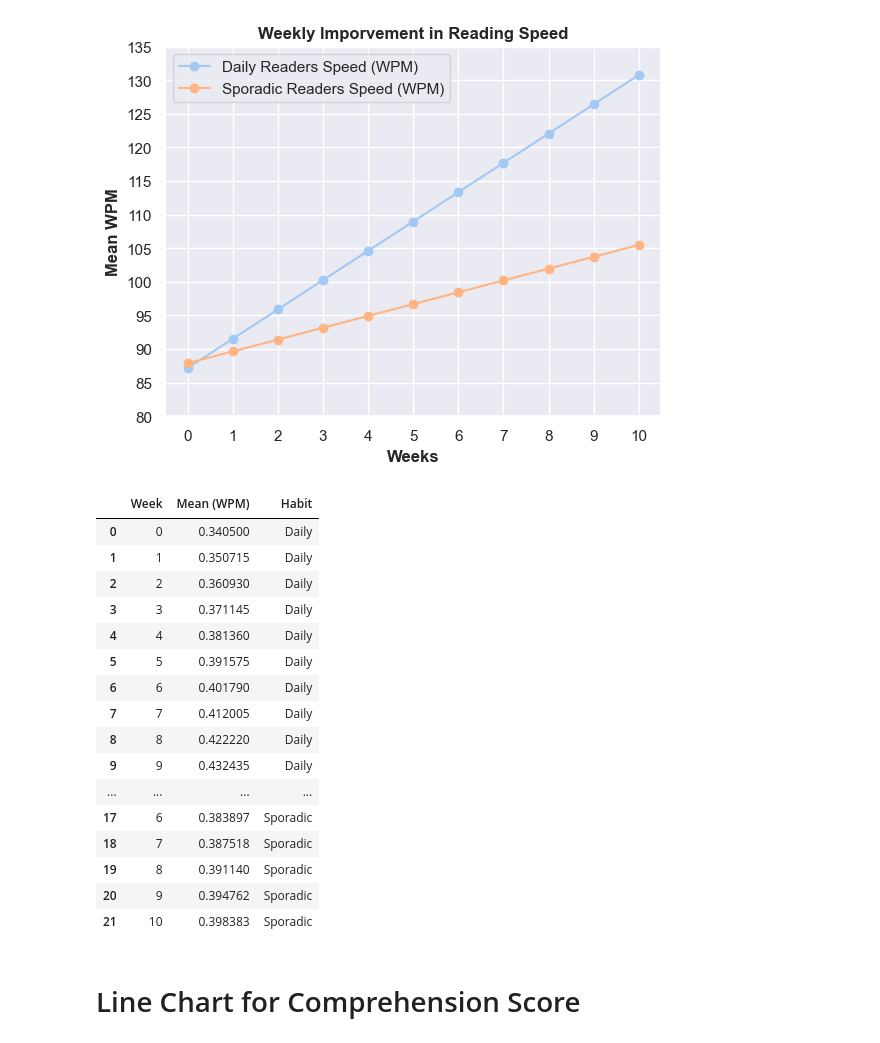
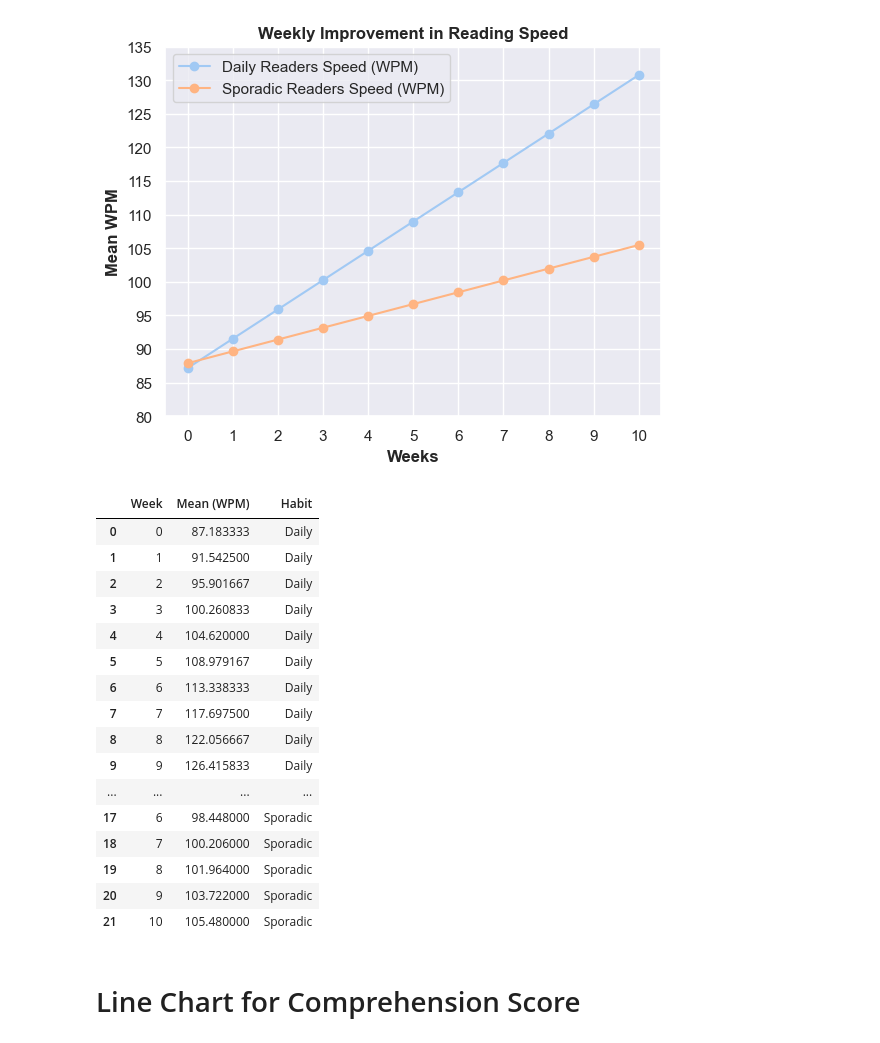
Before and after one commit to kimodri/school-projects, a Jupyter notebook: ModsimFINALFINAL.ipynb, the cells around one changed output. Cells and saved outputs as stored; diff of their text form; code cells hidden in the pictures.

```diff
--- a/ModsimFINALFINAL.ipynb
+++ b/ModsimFINALFINAL.ipynb
@@ -488,31 +488,31 @@ plt.show()
 # %%
 data = {
     "Week": weekList * 2,  # Repeat weeks for both habits
-    "Mean (WPM)": dailyMean + sporadicMean,  # Combine values into one list
+    "Mean (WPM)": dailyMeanWPM + sporadicMeanWPM,  # Combine values into one list
     "Habit": ["Daily"] * len(weekList) + ["Sporadic"] * len(weekList)  # Label habits
 }
 df = pd.DataFrame(data)
 
 # Create the plot with Seaborn
 df
 # %% [output]
 |  | Week | Mean (WPM) | Habit |
-| 0 | 0 | 0.340500 | Daily |
-| 1 | 1 | 0.350715 | Daily |
-| 2 | 2 | 0.360930 | Daily |
-| 3 | 3 | 0.371145 | Daily |
-| 4 | 4 | 0.381360 | Daily |
-| 5 | 5 | 0.391575 | Daily |
-| 6 | 6 | 0.401790 | Daily |
-| 7 | 7 | 0.412005 | Daily |
-| 8 | 8 | 0.422220 | Daily |
-| 9 | 9 | 0.432435 | Daily |
+| 0 | 0 | 87.183333 | Daily |
+| 1 | 1 | 91.542500 | Daily |
+| 2 | 2 | 95.901667 | Daily |
+| 3 | 3 | 100.260833 | Daily |
+| 4 | 4 | 104.620000 | Daily |
+| 5 | 5 | 108.979167 | Daily |
+| 6 | 6 | 113.338333 | Daily |
+| 7 | 7 | 117.697500 | Daily |
+| 8 | 8 | 122.056667 | Daily |
+| 9 | 9 | 126.415833 | Daily |
 | ... | ... | ... | ... |
-| 17 | 6 | 0.383897 | Sporadic |
-| 18 | 7 | 0.387518 | Sporadic |
-| 19 | 8 | 0.391140 | Sporadic |
-| 20 | 9 | 0.394762 | Sporadic |
-| 21 | 10 | 0.398383 | Sporadic |
+| 17 | 6 | 98.448000 | Sporadic |
+| 18 | 7 | 100.206000 | Sporadic |
+| 19 | 8 | 101.964000 | Sporadic |
+| 20 | 9 | 103.722000 | Sporadic |
+| 21 | 10 | 105.480000 | Sporadic |
 # %%
 # sns.relplot(
 #     data=df,
```
Also changed, not shown: parts of 1 cell of this notebook.
